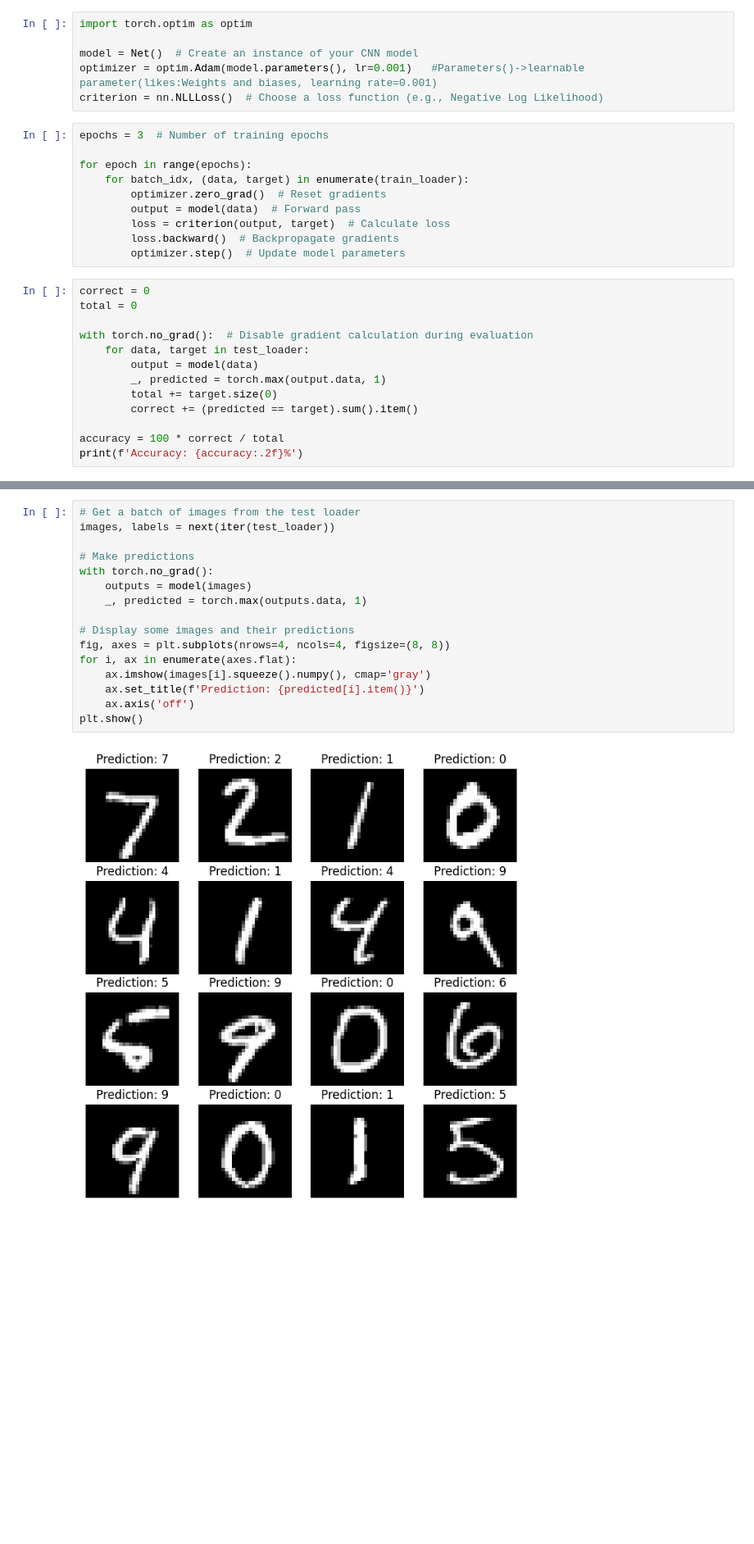
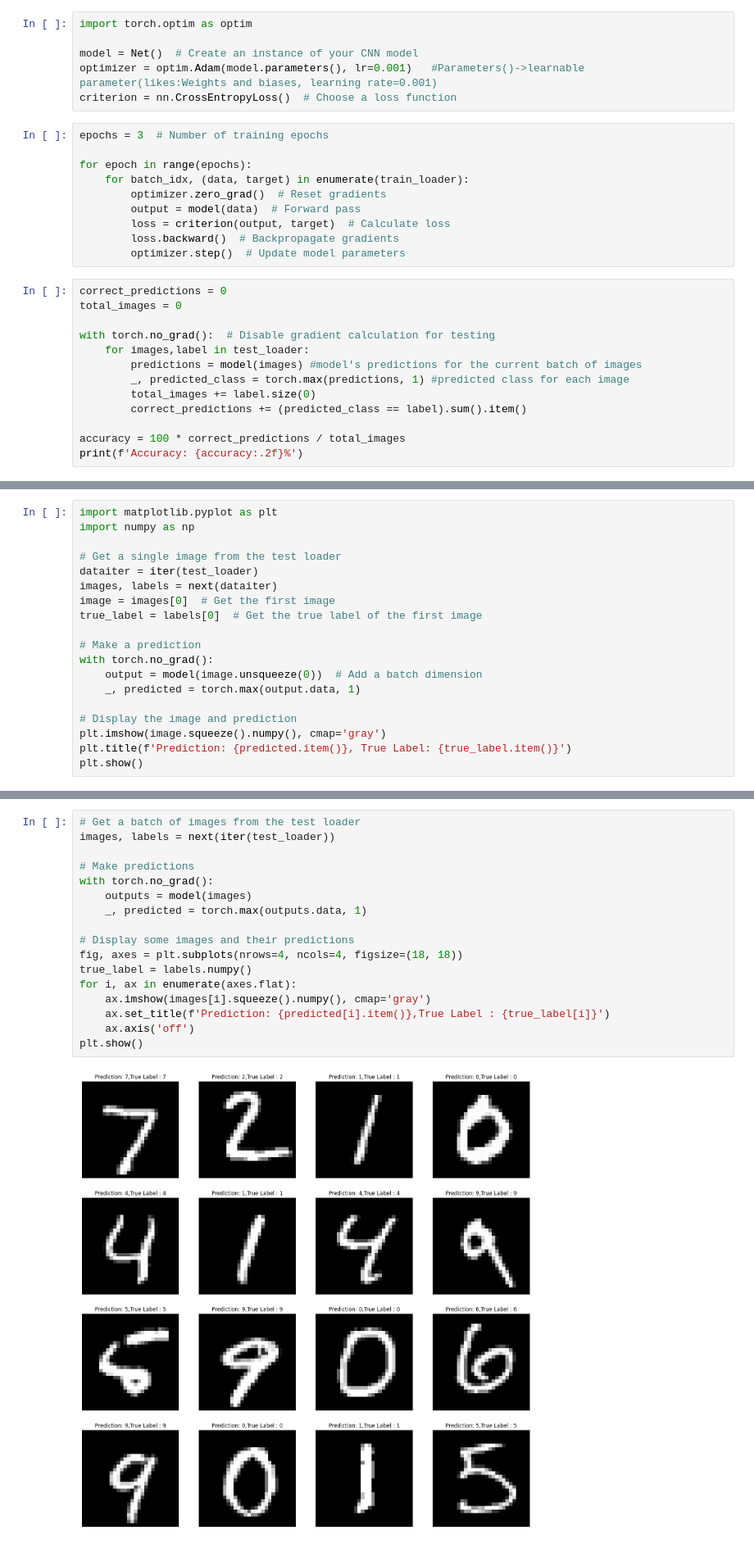
Before and after one commit to Neeshi14/Create-CNN-model, a Jupyter notebook: CNNusingpytorch.ipynb, the cells around one changed output, grey strips where cells are left out. Shown: that part at 82% size. Saved outputs shown, nothing was run; the diff lists cells and outputs as text; blank space fills up the shorter version.

```diff
--- a/CNNusingpytorch.ipynb
+++ b/CNNusingpytorch.ipynb
@@ -68,7 +100,7 @@ import torch.optim as optim
 
 model = Net()  # Create an instance of your CNN model
 optimizer = optim.Adam(model.parameters(), lr=0.001)   #Parameters()->learnable parameter(likes:Weights and biases, learning rate=0.001)
-criterion = nn.NLLLoss()  # Choose a loss function (e.g., Negative Log Likelihood)
+criterion = nn.CrossEntropyLoss()  # Choose a loss function
 # %%
 epochs = 3  # Number of training epochs
 
@@ -80,16 +112,16 @@ for epoch in range(epochs):
         loss.backward()  # Backpropagate gradients
         optimizer.step()  # Update model parameters
 # %%
-correct = 0
-total = 0
+correct_predictions = 0
+total_images = 0
 
-with torch.no_grad():  # Disable gradient calculation during evaluation
-    for data, target in test_loader:
-        output = model(data)
-        _, predicted = torch.max(output.data, 1)
-        total += target.size(0)
-        correct += (predicted == target).sum().item()
+with torch.no_grad():  # Disable gradient calculation for testing
+    for images,label in test_loader:
+        predictions = model(images) #model's predictions for the current batch of images
+        _, predicted_class = torch.max(predictions, 1) #predicted class for each image
+        total_images += label.size(0)
+        correct_predictions += (predicted_class == label).sum().item()
 
-accuracy = 100 * correct / total
+accuracy = 100 * correct_predictions / total_images
 print(f'Accuracy: {accuracy:.2f}%')
 # %% [output]
@@ -114,3 +146,22 @@ plt.title(f'Prediction: {predicted.item()}')
 plt.show()
 # %% [output]
 [figure]
+# %%
+import matplotlib.pyplot as plt
+import numpy as np
+
+# Get a single image from the test loader
+dataiter = iter(test_loader)
+images, labels = next(dataiter)
+image = images[0]  # Get the first image
+true_label = labels[0]  # Get the true label of the first image
+
+# Make a prediction
+with torch.no_grad():
+    output = model(image.unsqueeze(0))  # Add a batch dimension
+    _, predicted = torch.max(output.data, 1)
+
+# Display the image and prediction
+plt.imshow(image.squeeze().numpy(), cmap='gray')
+plt.title(f'Prediction: {predicted.item()}, True Label: {true_label.item()}')
+plt.show()
@@ -117,18 +170,19 @@ plt.show()
 # %%
 # Get a batch of images from the test loader
 images, labels = next(iter(test_loader))
 
 # Make predictions
 with torch.no_grad():
     outputs = model(images)
     _, predicted = torch.max(outputs.data, 1)
 
 # Display some images and their predictions
-fig, axes = plt.subplots(nrows=4, ncols=4, figsize=(8, 8))
+fig, axes = plt.subplots(nrows=4, ncols=4, figsize=(18, 18))
+true_label = labels.numpy()
 for i, ax in enumerate(axes.flat):
     ax.imshow(images[i].squeeze().numpy(), cmap='gray')
-    ax.set_title(f'Prediction: {predicted[i].item()}')
+    ax.set_title(f'Prediction: {predicted[i].item()},True Label : {true_label[i]}')
     ax.axis('off')
 plt.show()
 # %% [output]
-[figure, old version]
+[figure, new version]
```
Also changed, not shown: parts of 4 cells of this notebook.
